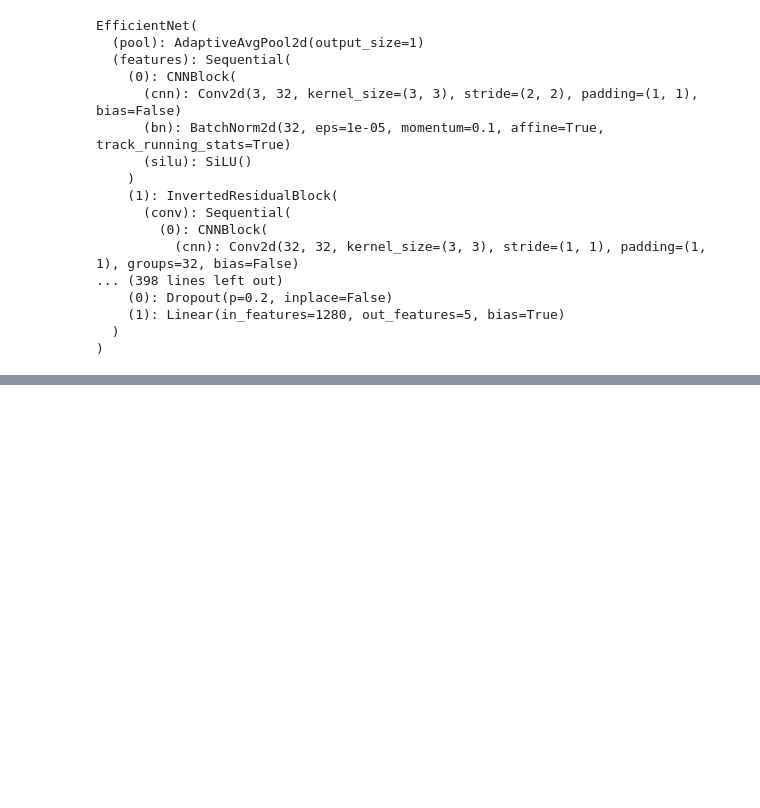
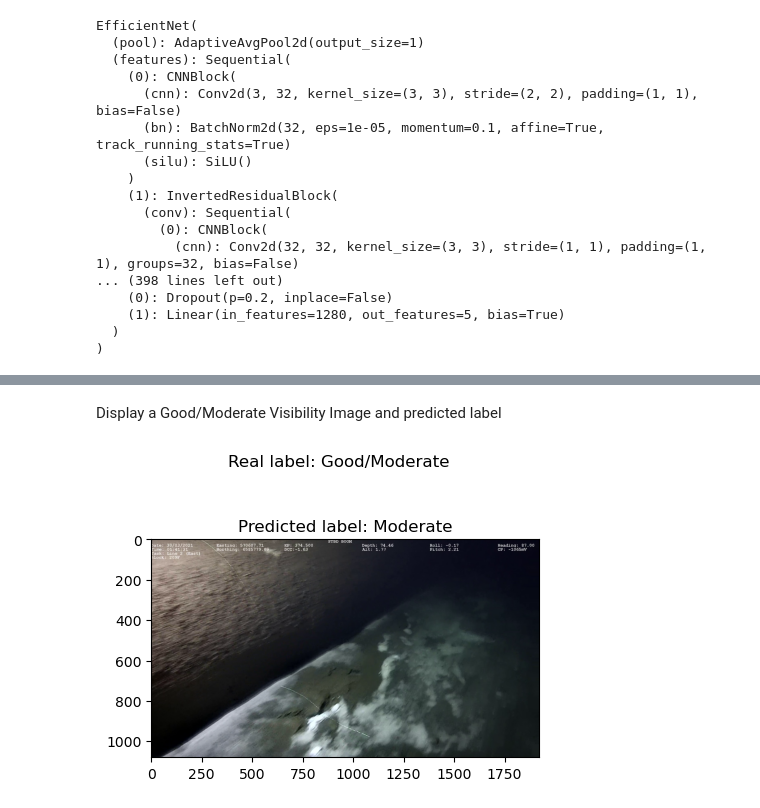
Before and after one commit to J-Mina/AQAUIS, a Jupyter notebook: Code/Visibility/Test_models_new_data.ipynb, the cells around one changed output, grey strips where cells are left out. Drawn from its saved outputs; the diff is of its cells as text; code cells hidden in the pictures; blank space fills up the shorter version.

```diff
--- a/Code/Visibility/Test_models_new_data.ipynb
+++ b/Code/Visibility/Test_models_new_data.ipynb
@@ -85,0 +109,6 @@ def random_display_images_and_predicted_labels(images_path, model, n_images, tra
+# %% [markdown]
+Display a Good/Moderate Visibility Image and predicted label
+# %%
+display_one_image_label("Visibility_frames/Video_37_Good/Video_37_Good_2_frame8500.png", model, transform, "Good/Moderate")
+# %% [output]
+[figure, added]
```
Also changed, not shown: parts of 17 cells of this notebook, 3 other files.
